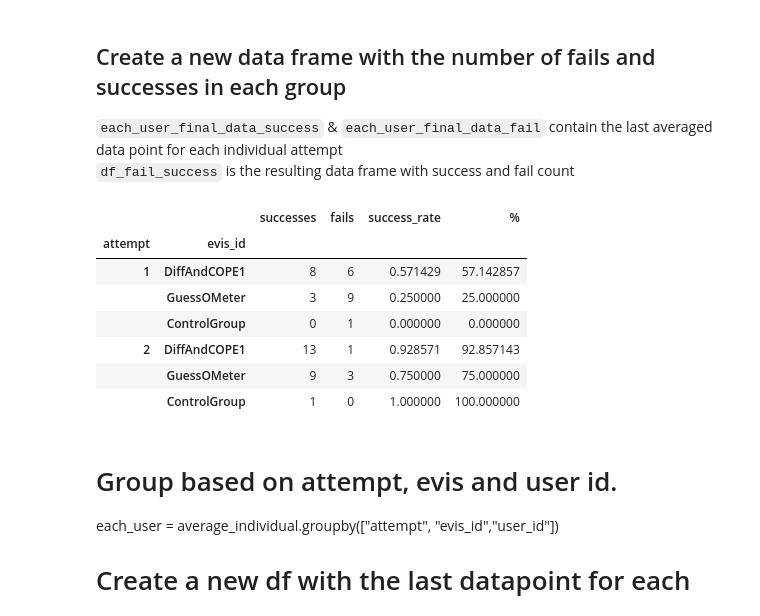
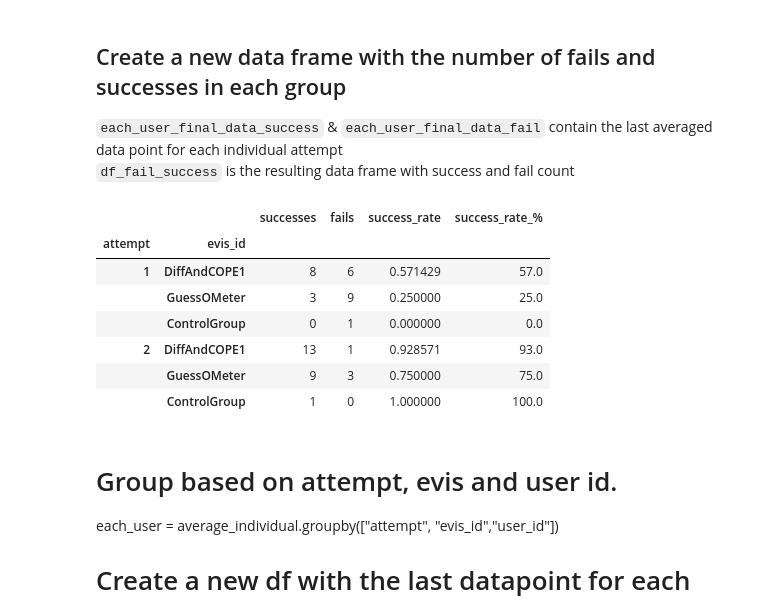
Before and after one commit to Sandsten/bev-vr-data-analysis, a Jupyter notebook: jupyter-notebooks/Speed over distance.ipynb, the cells around one changed output. Drawn from its saved outputs; the diff is of its cells as text; code cells hidden in the pictures.

```diff
--- a/jupyter-notebooks/Speed over distance.ipynb
+++ b/jupyter-notebooks/Speed over distance.ipynb
@@ -148,38 +148,38 @@ pd.DataFrame(data={
 # %%
 # Group based on attempt, evis and user id.
 each_user = average_individual.groupby(["attempt", "evis_id","user_id"])
 
 # Create a new df with the last datapoint for each attempt
 each_user_final_data = pd.concat([each_user.tail(1)])
 
 each_user_final_data["succeeded"] = each_user_final_data.apply(lambda x: x["distance_window"] >= 8000, axis=1)
 each_user_final_data["failed"] = each_user_final_data.apply(lambda x: x["distance_window"] < 8000, axis=1)
 
 # TOOD: Do a double for loop for counting fails and successes?
 new_list = []
 for attempt in range(2):
     attempt += 1
     for evis in ["DiffAndCOPE1","GuessOMeter","ControlGroup"]:
         f1 = each_user_final_data[each_user_final_data["attempt"] == attempt]
         f2 = f1[f1["evis_id"] == evis] # Only use one column, can be any one of them
         f3 = f2[f2["succeeded"] == True]["succeeded"] # Get only the rows with successes
         f4 = f2[f2["failed"] == True]["failed"] # Get only the rows with fails
         new_list.append([attempt, evis, f3.count(), f4.count()]) # Create an array with all the needed data!
 
 sf = pd.DataFrame(data=new_list, columns=["attempt","evis_id","successes","fails"])
 sf = sf.set_index(["attempt","evis_id"])
 sf["success_rate"] = sf.apply(lambda x: x["successes"]/(x["successes"]+x["fails"]), axis=1)
-sf["%"] = sf.apply(lambda x: x["success_rate"]*100, axis=1)
+sf["success_rate_%"] = sf.apply(lambda x: round(x["success_rate"]*100), axis=1)
 sf
 # %% [output]
-|  |  | successes | fails | success_rate | % |
+|  |  | successes | fails | success_rate | success_rate_% |
 | attempt | evis_id |  |  |  |  |
-| 1 | DiffAndCOPE1 | 8 | 6 | 0.571429 | 57.142857 |
-|  | GuessOMeter | 3 | 9 | 0.250000 | 25.000000 |
-|  | ControlGroup | 0 | 1 | 0.000000 | 0.000000 |
-| 2 | DiffAndCOPE1 | 13 | 1 | 0.928571 | 92.857143 |
-|  | GuessOMeter | 9 | 3 | 0.750000 | 75.000000 |
-|  | ControlGroup | 1 | 0 | 1.000000 | 100.000000 |
+| 1 | DiffAndCOPE1 | 8 | 6 | 0.571429 | 57.0 |
+|  | GuessOMeter | 3 | 9 | 0.250000 | 25.0 |
+|  | ControlGroup | 0 | 1 | 0.000000 | 0.0 |
+| 2 | DiffAndCOPE1 | 13 | 1 | 0.928571 | 93.0 |
+|  | GuessOMeter | 9 | 3 | 0.750000 | 75.0 |
+|  | ControlGroup | 1 | 0 | 1.000000 | 100.0 |
 # %% [markdown]
 # Group based on attempt, evis and user id.
 each_user = average_individual.groupby(["attempt", "evis_id","user_id"])
```
